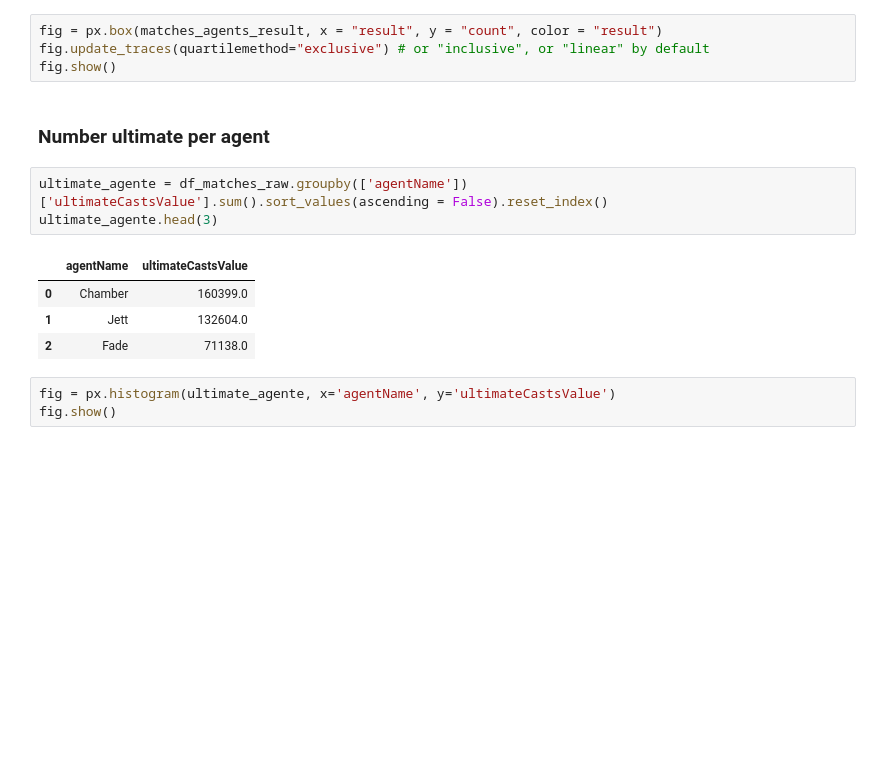
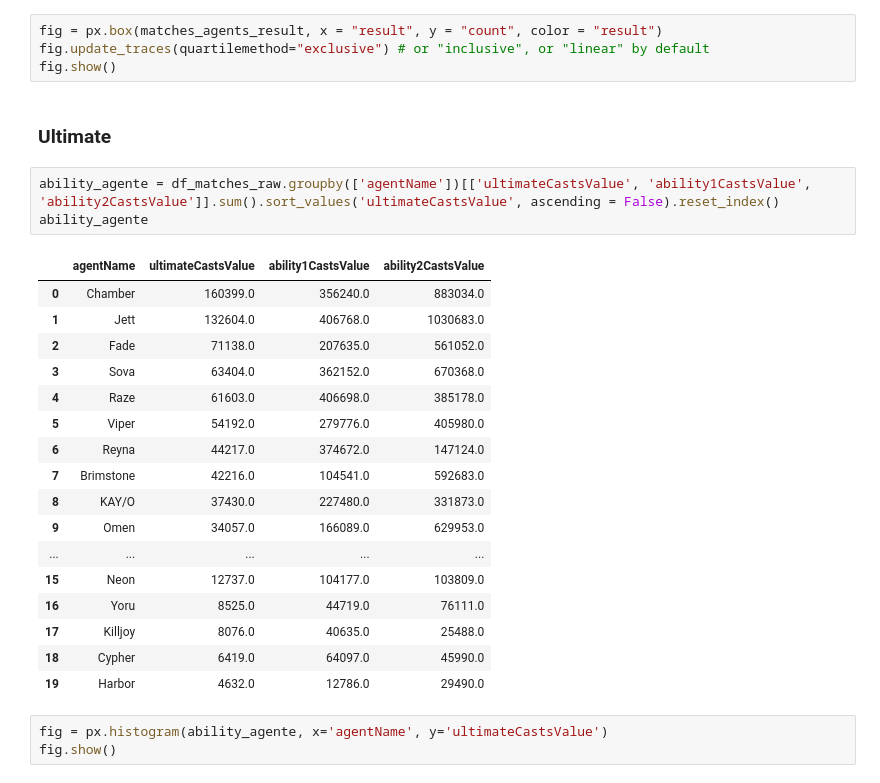
Before and after one commit to aalvestech/tcc_fia_valorant, a Jupyter notebook: notebook/notebook_eda.ipynb, the cells around one changed output. Cells and saved outputs as stored; diff of their text form; blank space fills up the shorter version.

```diff
--- a/notebook/notebook_eda.ipynb
+++ b/notebook/notebook_eda.ipynb
@@ -418,16 +412,29 @@ fig.show()
 fig = px.box(matches_agents_result, x = "result", y = "count", color = "result")
 fig.update_traces(quartilemethod="exclusive") # or "inclusive", or "linear" by default
 fig.show()
-# %% [markdown]
-### Number ultimate per agent
+# %% [markdown]
+### Ultimate
 # %%
-ultimate_agente = df_matches_raw.groupby(['agentName'])['ultimateCastsValue'].sum().sort_values(ascending = False).reset_index()
-ultimate_agente.head(3)
+ability_agente = df_matches_raw.groupby(['agentName'])[['ultimateCastsValue', 'ability1CastsValue', 'ability2CastsValue']].sum().sort_values('ultimateCastsValue', ascending = False).reset_index()
+ability_agente
 # %% [output]
-|  | agentName | ultimateCastsValue |
-| 0 | Chamber | 160399.0 |
-| 1 | Jett | 132604.0 |
-| 2 | Fade | 71138.0 |
+|  | agentName | ultimateCastsValue | ability1CastsValue | ability2CastsValue |
+| 0 | Chamber | 160399.0 | 356240.0 | 883034.0 |
+| 1 | Jett | 132604.0 | 406768.0 | 1030683.0 |
+| 2 | Fade | 71138.0 | 207635.0 | 561052.0 |
+| 3 | Sova | 63404.0 | 362152.0 | 670368.0 |
+| 4 | Raze | 61603.0 | 406698.0 | 385178.0 |
+| 5 | Viper | 54192.0 | 279776.0 | 405980.0 |
+| 6 | Reyna | 44217.0 | 374672.0 | 147124.0 |
+| 7 | Brimstone | 42216.0 | 104541.0 | 592683.0 |
+| 8 | KAY/O | 37430.0 | 227480.0 | 331873.0 |
+| 9 | Omen | 34057.0 | 166089.0 | 629953.0 |
+| ... | ... | ... | ... | ... |
+| 15 | Neon | 12737.0 | 104177.0 | 103809.0 |
+| 16 | Yoru | 8525.0 | 44719.0 | 76111.0 |
+| 17 | Killjoy | 8076.0 | 40635.0 | 25488.0 |
+| 18 | Cypher | 6419.0 | 64097.0 | 45990.0 |
+| 19 | Harbor | 4632.0 | 12786.0 | 29490.0 |
 # %%
-fig = px.histogram(ultimate_agente, x='agentName', y='ultimateCastsValue')
+fig = px.histogram(ability_agente, x='agentName', y='ultimateCastsValue')
 fig.show()
```
Also changed, not shown: parts of 22 cells of this notebook.
